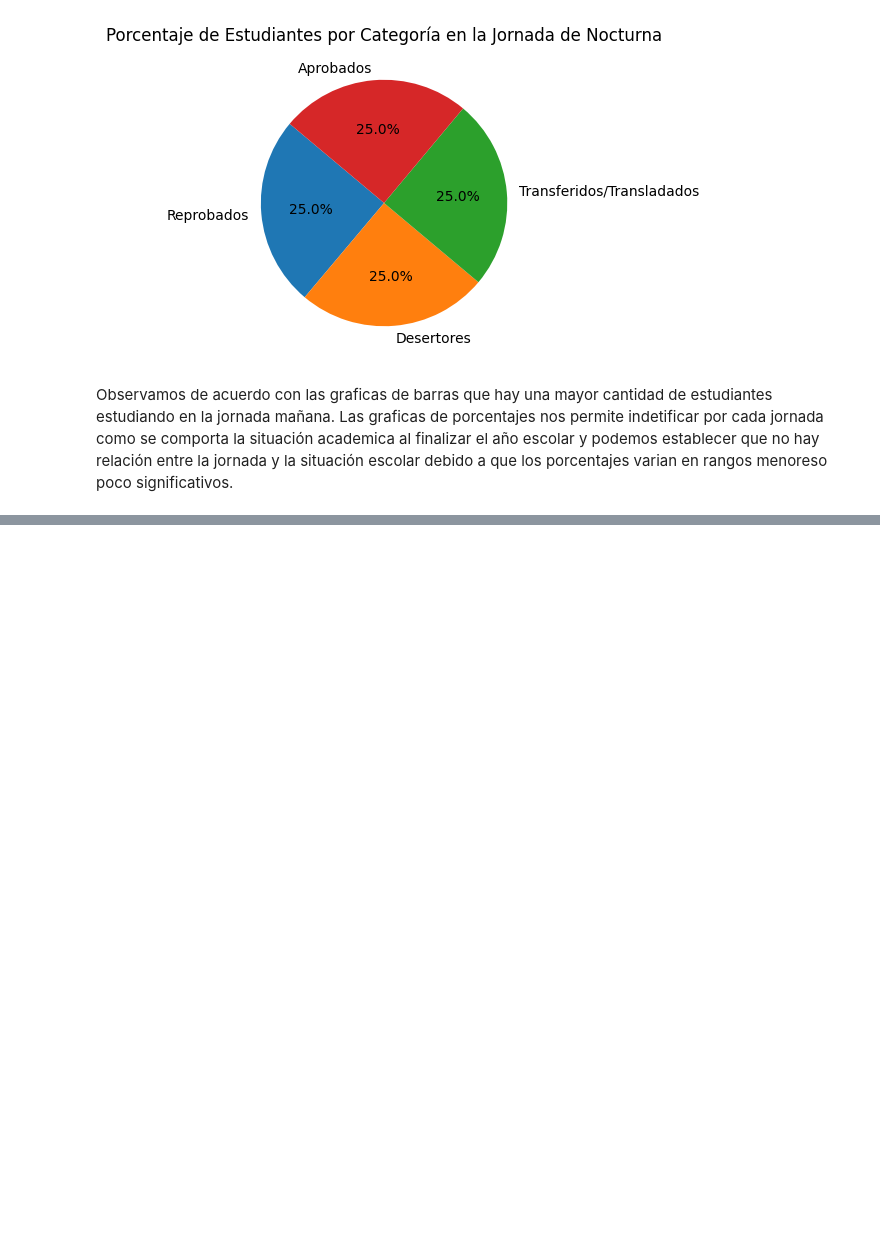
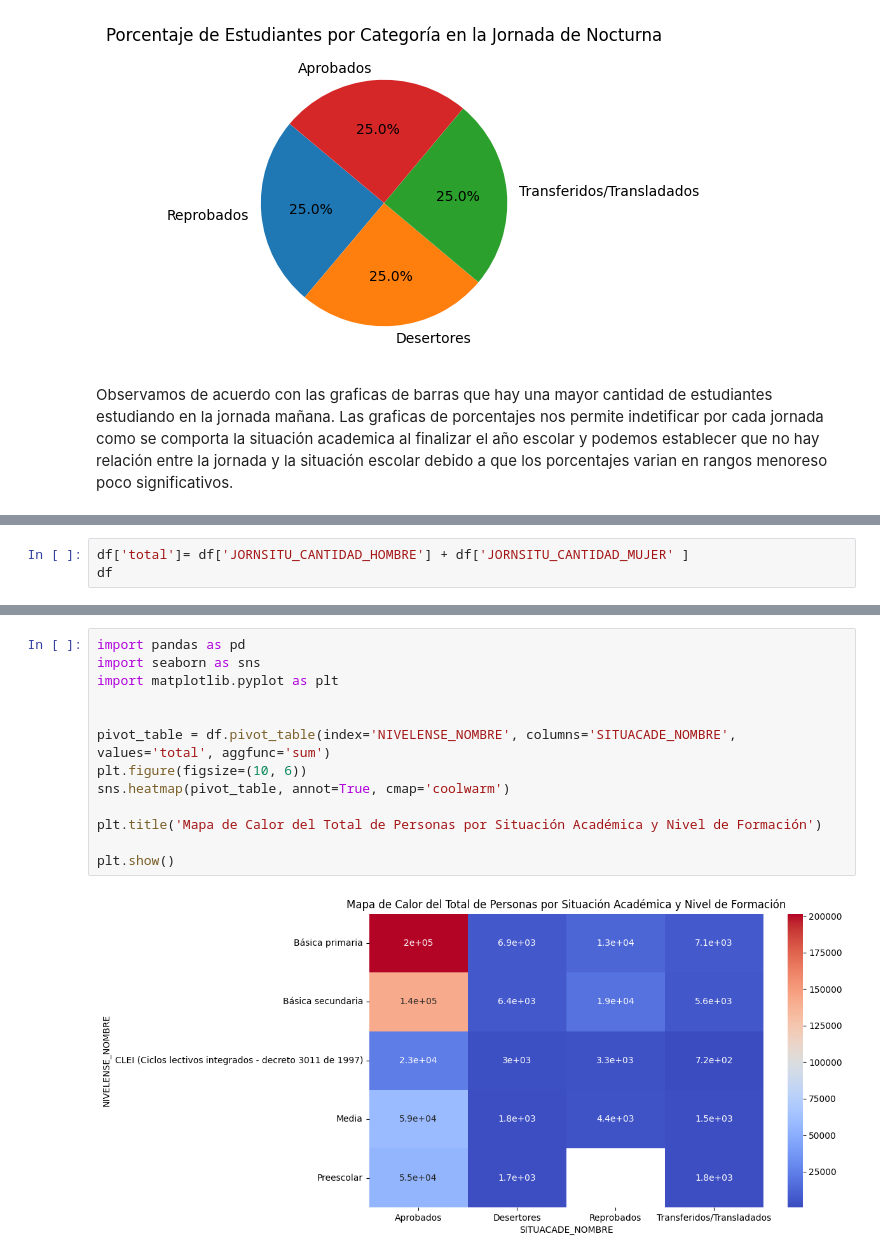
Before and after one commit to lcmartinez23/Proyecto-DS, a Jupyter notebook: ACTIVIDAD 2/TIC Y EDUCACION DATA.ipynb, the cells around one changed output, grey strips where cells are left out. Saved outputs shown, nothing was run; the diff lists cells and outputs as text; blank space fills up the shorter version.

```diff
--- a/ACTIVIDAD 2/TIC Y EDUCACION DATA.ipynb
+++ b/ACTIVIDAD 2/TIC Y EDUCACION DATA.ipynb
@@ -384,0 +432,3 @@ Las graficas de porcentajes nos permite indetificar por cada jornada como se com
+# %%
+df['total']= df['JORNSITU_CANTIDAD_HOMBRE'] + df['JORNSITU_CANTIDAD_MUJER' ]
+df
@@ -384,0 +450,15 @@ Las graficas de porcentajes nos permite indetificar por cada jornada como se com
+# %%
+import pandas as pd
+import seaborn as sns
+import matplotlib.pyplot as plt
+
+
+pivot_table = df.pivot_table(index='NIVELENSE_NOMBRE', columns='SITUACADE_NOMBRE', values='total', aggfunc='sum')
+plt.figure(figsize=(10, 6))
+sns.heatmap(pivot_table, annot=True, cmap='coolwarm')
+
+plt.title('Mapa de Calor del Total de Personas por Situación Académica y Nivel de Formación')
+
+plt.show()
+# %% [output]
+[figure, added]
```
Also changed, not shown: parts of 8 cells of this notebook.
